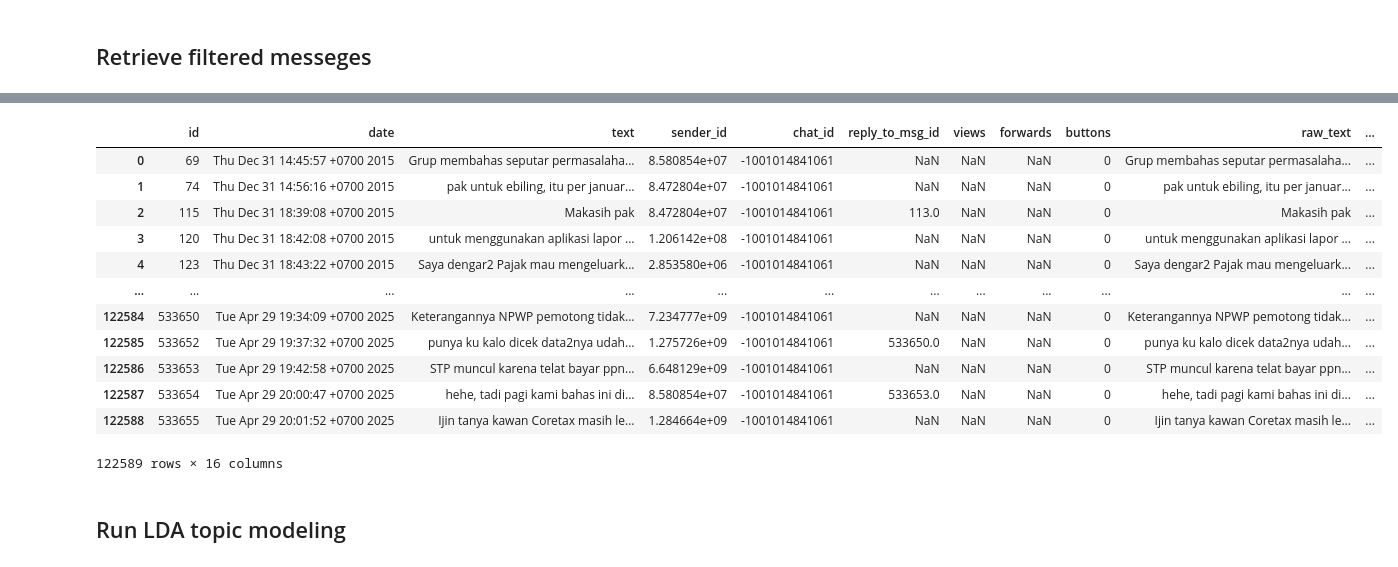
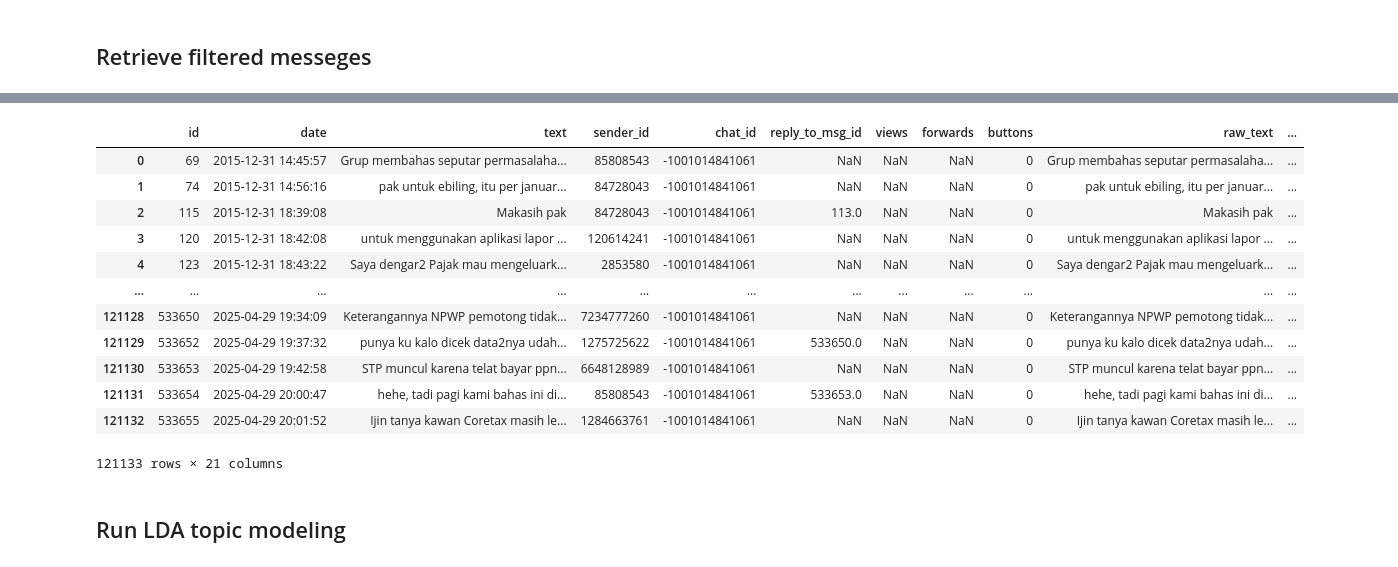
Before and after one commit to khalidjasir/ui-km-paper, a Jupyter notebook: KM_Topic_Modeling.ipynb, the cells around one changed output, grey strips where cells are left out. Drawn from its saved outputs; the diff is of its cells as text; code cells hidden in the pictures.

```diff
--- a/KM_Topic_Modeling.ipynb
+++ b/KM_Topic_Modeling.ipynb
@@ -241,7 +316,13 @@ Successfully read from /content/drive/MyDrive/telegram-data/telegram_messages_20
 # %%
 import pandas as pd
 
-messages_df.dropna(subset=['text', 'raw_text'], inplace=True)
+messages_df.dropna(subset=[
+  'text',
+  'raw_text',
+  'in_degree',
+  'out_degree',
+  'role'
+], inplace=True)
 
 row_lookup = {
   (row['chat_id'], row['id']): row.to_dict() for _, row in messages_df.iterrows()
@@ -339,7 +420,14 @@ def advanced_clean(text):
 # %%
 import swifter
 
-messages_df.dropna(subset=['text', 'raw_text', 'merged_text'], inplace=True)
+messages_df.dropna(subset=[
+  'text',
+  'raw_text',
+  'in_degree',
+  'out_degree',
+  'role',
+  'merged_text'
+], inplace=True)
 messages_df['basic_clean'] = messages_df['merged_text'].swifter.apply(basic_clean)
 messages_df['advanced_clean'] = messages_df['basic_clean'].swifter.apply(advanced_clean)
 messages_df.dropna(subset=['basic_clean', 'advanced_clean'], inplace=True)
@@ -516,6 +604,8 @@ display(unique_df)
 ## Store to local file
 # %%
 from datetime import datetime
+
+unique_df['date'] = unique_df['date'].dt.tz_localize(None)
 
 timestamp = datetime.now().strftime('%Y%m%d_%H%M%S')
 excel_filename = f'filtered_telegram_messages_{timestamp}.xlsx'
@@ -540,16 +630,18 @@ Successfully moved filtered_telegram_messages_20250519_140349.xlsx to /content/d
 # %%
 import pandas as pd
 
-filename = excel_filename # 'filtered_telegram_messages_YYYYMMDD_hhmmss.xlsx'
+filename = 'filtered_telegram_messages_20250521_040024.xlsx'
 
 try:
   if env == 'colab':
     file_path = f'/content/drive/MyDrive/telegram-data/{filename}'
-    unique_df = df = pd.read_excel(file_path)
+    unique_df = pd.read_excel(file_path)
+    unique_df['date'] = pd.to_datetime(unique_df['date'], format='%a %b %d %H:%M:%S %z %Y', errors='coerce')
     print(f'Successfully read from {file_path} to dataframe')
   elif env == 'conda':
     file_path = f'./data/{filename}'
-    unique_df = df = pd.read_excel(file_path)
+    unique_df = pd.read_excel(file_path)
+    unique_df['date'] = pd.to_datetime(unique_df['date'], format='%a %b %d %H:%M:%S %z %Y', errors='coerce')
     print(f'Successfully read from {file_path} to dataframe')
   else:
     print('Unable to detect suitable environment!')
@@ -566,15 +658,15 @@ Successfully read from /content/drive/MyDrive/telegram-data/filtered_telegram_me
 |  | id | date | text | sender_id | chat_id | reply_to_msg_id | views | forwards | buttons | raw_text | ... |
-| 0 | 69 | Thu Dec 31 14:45:57 +0700 2015 | Grup membahas seputar permasalaha... | 8.580854e+07 | -1001014841061 | NaN | NaN | NaN | 0 | Grup membahas seputar permasalaha... | ... |
-| 1 | 74 | Thu Dec 31 14:56:16 +0700 2015 | pak untuk ebiling, itu per januar... | 8.472804e+07 | -1001014841061 | NaN | NaN | NaN | 0 | pak untuk ebiling, itu per januar... | ... |
-| 2 | 115 | Thu Dec 31 18:39:08 +0700 2015 | Makasih pak | 8.472804e+07 | -1001014841061 | 113.0 | NaN | NaN | 0 | Makasih pak | ... |
-| 3 | 120 | Thu Dec 31 18:42:08 +0700 2015 | untuk menggunakan aplikasi lapor ... | 1.206142e+08 | -1001014841061 | NaN | NaN | NaN | 0 | untuk menggunakan aplikasi lapor ... | ... |
-| 4 | 123 | Thu Dec 31 18:43:22 +0700 2015 | Saya dengar2 Pajak mau mengeluark... | 2.853580e+06 | -1001014841061 | NaN | NaN | NaN | 0 | Saya dengar2 Pajak mau mengeluark... | ... |
+| 0 | 69 | 2015-12-31 14:45:57 | Grup membahas seputar permasalaha... | 85808543 | -1001014841061 | NaN | NaN | NaN | 0 | Grup membahas seputar permasalaha... | ... |
+| 1 | 74 | 2015-12-31 14:56:16 | pak untuk ebiling, itu per januar... | 84728043 | -1001014841061 | NaN | NaN | NaN | 0 | pak untuk ebiling, itu per januar... | ... |
+| 2 | 115 | 2015-12-31 18:39:08 | Makasih pak | 84728043 | -1001014841061 | 113.0 | NaN | NaN | 0 | Makasih pak | ... |
+| 3 | 120 | 2015-12-31 18:42:08 | untuk menggunakan aplikasi lapor ... | 120614241 | -1001014841061 | NaN | NaN | NaN | 0 | untuk menggunakan aplikasi lapor ... | ... |
+| 4 | 123 | 2015-12-31 18:43:22 | Saya dengar2 Pajak mau mengeluark... | 2853580 | -1001014841061 | NaN | NaN | NaN | 0 | Saya dengar2 Pajak mau mengeluark... | ... |
 | ... | ... | ... | ... | ... | ... | ... | ... | ... | ... | ... | ... |
-| 122584 | 533650 | Tue Apr 29 19:34:09 +0700 2025 | Keterangannya NPWP pemotong tidak... | 7.234777e+09 | -1001014841061 | NaN | NaN | NaN | 0 | Keterangannya NPWP pemotong tidak... | ... |
-| 122585 | 533652 | Tue Apr 29 19:37:32 +0700 2025 | punya ku kalo dicek data2nya udah... | 1.275726e+09 | -1001014841061 | 533650.0 | NaN | NaN | 0 | punya ku kalo dicek data2nya udah... | ... |
-| 122586 | 533653 | Tue Apr 29 19:42:58 +0700 2025 | STP muncul karena telat bayar ppn... | 6.648129e+09 | -1001014841061 | NaN | NaN | NaN | 0 | STP muncul karena telat bayar ppn... | ... |
-| 122587 | 533654 | Tue Apr 29 20:00:47 +0700 2025 | hehe, tadi pagi kami bahas ini di... | 8.580854e+07 | -1001014841061 | 533653.0 | NaN | NaN | 0 | hehe, tadi pagi kami bahas ini di... | ... |
-| 122588 | 533655 | Tue Apr 29 20:01:52 +0700 2025 | Ijin tanya kawan Coretax masih le... | 1.284664e+09 | -1001014841061 | NaN | NaN | NaN | 0 | Ijin tanya kawan Coretax masih le... | ... |
+| 121128 | 533650 | 2025-04-29 19:34:09 | Keterangannya NPWP pemotong tidak... | 7234777260 | -1001014841061 | NaN | NaN | NaN | 0 | Keterangannya NPWP pemotong tidak... | ... |
+| 121129 | 533652 | 2025-04-29 19:37:32 | punya ku kalo dicek data2nya udah... | 1275725622 | -1001014841061 | 533650.0 | NaN | NaN | 0 | punya ku kalo dicek data2nya udah... | ... |
+| 121130 | 533653 | 2025-04-29 19:42:58 | STP muncul karena telat bayar ppn... | 6648128989 | -1001014841061 | NaN | NaN | NaN | 0 | STP muncul karena telat bayar ppn... | ... |
+| 121131 | 533654 | 2025-04-29 20:00:47 | hehe, tadi pagi kami bahas ini di... | 85808543 | -1001014841061 | 533653.0 | NaN | NaN | 0 | hehe, tadi pagi kami bahas ini di... | ... |
+| 121132 | 533655 | 2025-04-29 20:01:52 | Ijin tanya kawan Coretax masih le... | 1284663761 | -1001014841061 | NaN | NaN | NaN | 0 | Ijin tanya kawan Coretax masih le... | ... |
-122589 rows × 16 columns
+121133 rows × 21 columns
 # %% [markdown]
 ## Run LDA topic modeling
```
Also changed, not shown: parts of 15 cells of this notebook.
